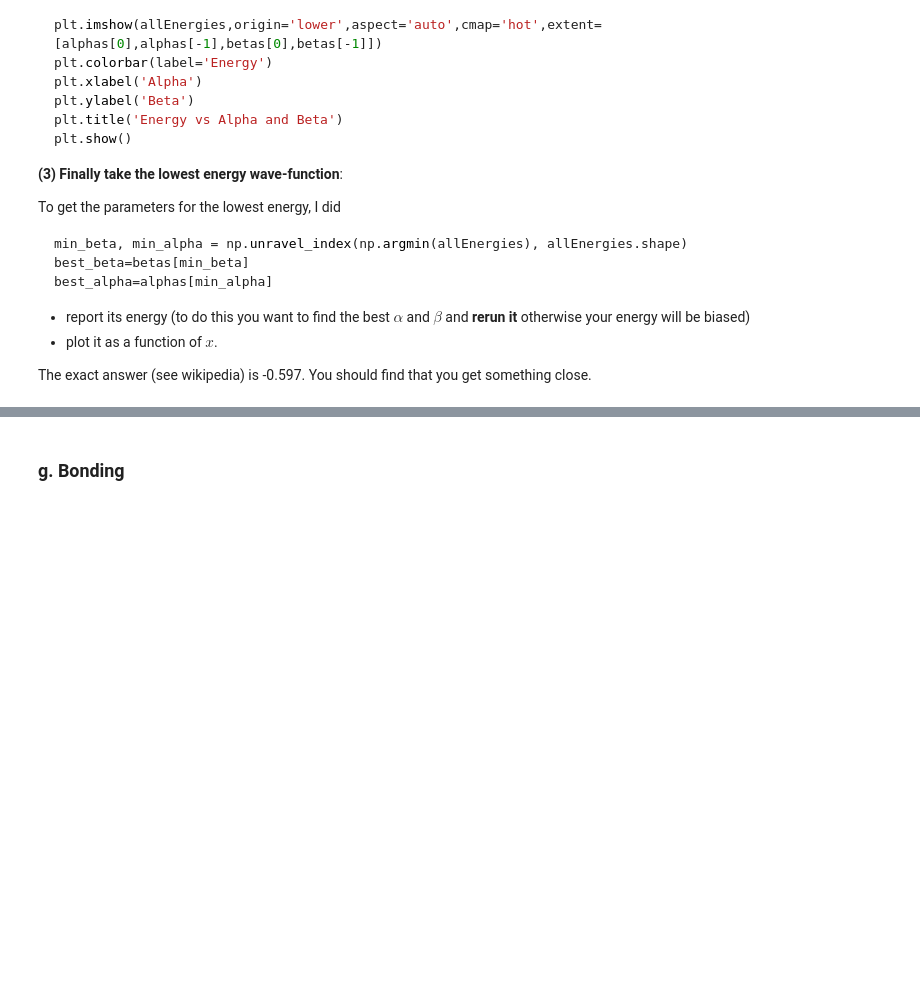
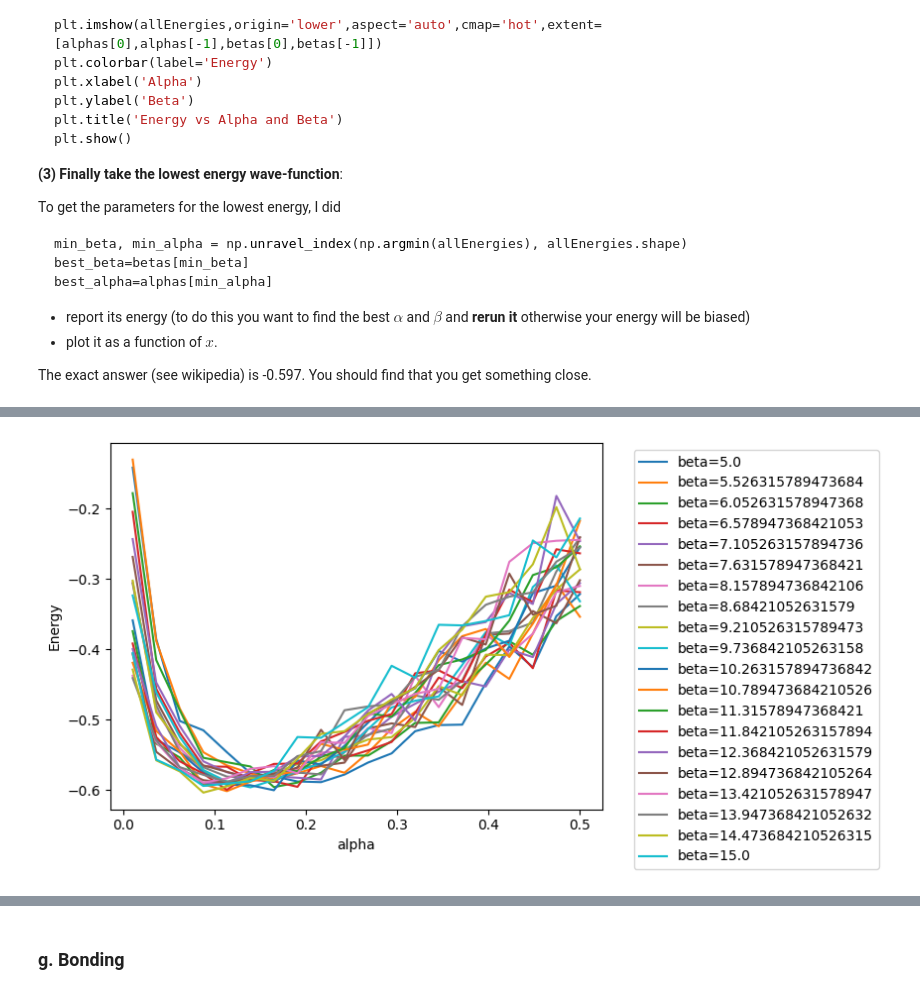
Before and after one commit to mvela31/PHYS487hws, a Jupyter notebook: quantum_mechanics/VMC5.ipynb, the cells around one changed output, grey strips where cells are left out. Saved outputs shown, nothing was run; the diff lists cells and outputs as text; code cells hidden in the pictures; blank space fills up the shorter version.

```diff
--- a/quantum_mechanics/VMC5.ipynb
+++ b/quantum_mechanics/VMC5.ipynb
@@ -676,5 +739,25 @@ The exact answer (see wikipedia) is -0.597.  You should find that you get someth
  <div><img src="https://clark.physics.illinois.edu/246img/AnsStart.svg" width=200 align=left alt="Answer (end)"></img><br></div>
 # %%
 ###ANSWER HERE
+alphas = np.linspace(0.01, 0.5, 20)
+betas = np.linspace(5.0, 15.0, 20)
+all_energies = np.zeros((20, 20))
+
+for i, beta in enumerate(betas):
+    for j, alpha in enumerate(alphas):
+        params = WavefunctionParams(alpha=alpha, beta=beta)  # correct indices
+        lEs, pos = MonteCarlo(p_pos, params, new_Psi, sweeps=1000)
+        l = 100
+        all_energies[i, j] = np.mean(lEs[l:])
+# %%
+###ANSWER HERE
+for i,beta in enumerate(betas):
+    plt.plot(alphas,all_energies[i,:],label='beta='+str(beta))
+plt.legend(bbox_to_anchor=(1.05, 1), loc='upper left')
+plt.xlabel('alpha')
+plt.ylabel('Energy')
+plt.show()
+# %% [output]
+[figure, added]
 # %%
 ###ANSWER HERE
```
Also changed, not shown: parts of 14 cells of this notebook.
